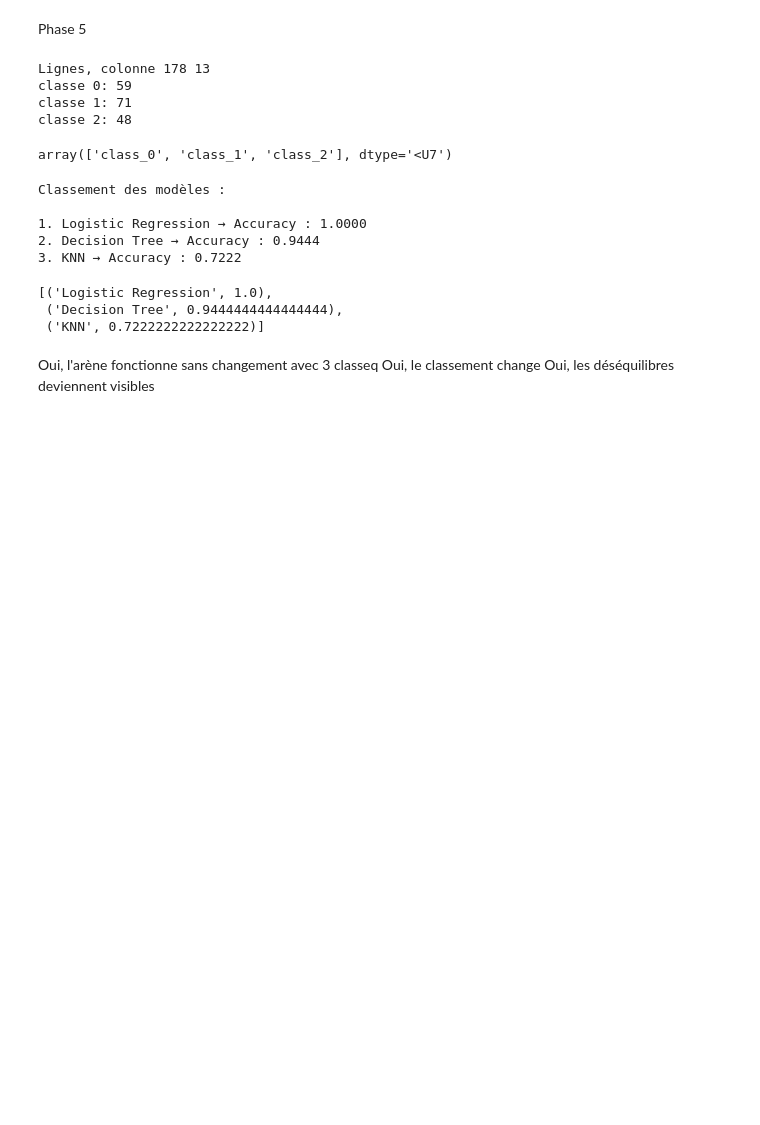
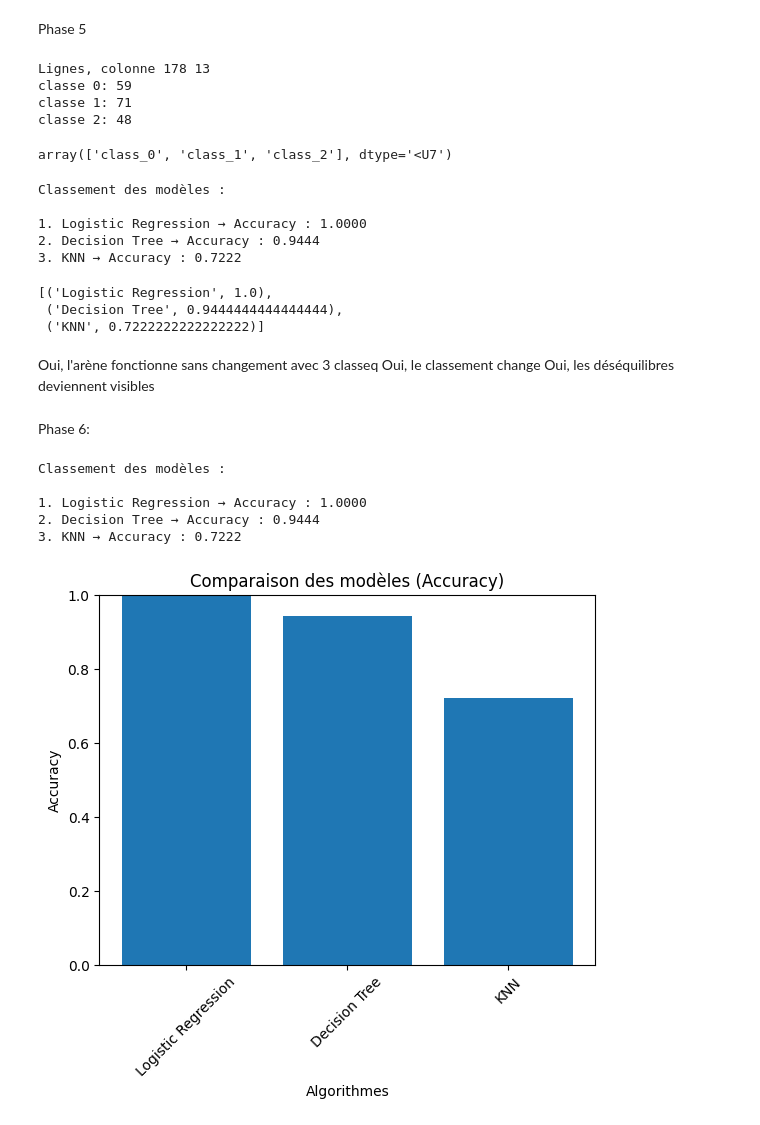
Before and after one commit to HoniTahina/-arene-des-algos-Tahina-HONI-RIKA, a Jupyter notebook: arene_des_algos.ipynb, the cells around one changed output. Cells and saved outputs as stored; diff of their text form; code cells hidden in the pictures; blank space fills up the shorter version.

Commit message:
feat: graph

```diff
--- a/arene_des_algos.ipynb
+++ b/arene_des_algos.ipynb
@@ -231,3 +231,42 @@ Classement des modèles :
 Oui, l'arène fonctionne sans changement avec 3 classeq
 Oui, le classement change
 Oui, les déséquilibres deviennent visibles
+# %% [markdown]
+Phase 6:
+# %%
+import matplotlib.pyplot as plt
+
+def plot_arene(resultats):
+    noms = [r[0] for r in resultats]
+    scores = [r[1] for r in resultats]
+
+    plt.figure()
+    plt.bar(noms, scores)
+
+    plt.title("Comparaison des modèles (Accuracy)")
+    plt.xlabel("Algorithmes")
+    plt.ylabel("Accuracy")
+
+    plt.ylim(0, 1)
+
+    plt.xticks(rotation=45)
+
+    plt.show()
+# %%
+X, y = load_wine(return_X_y=True)
+
+X_train, X_test, y_train, y_test = train_test_split(
+    X, y,
+    test_size=0.2,
+    random_state=42
+)
+
+resultats = arene(X_train, X_test, y_train, y_test)
+plot_arene(resultats)
+# %% [output]
+Classement des modèles :
+
+1. Logistic Regression → Accuracy : 1.0000
+2. Decision Tree → Accuracy : 0.9444
+3. KNN → Accuracy : 0.7222
+[figure, added]
```
Also changed, not shown: parts of 4 cells of this notebook.
